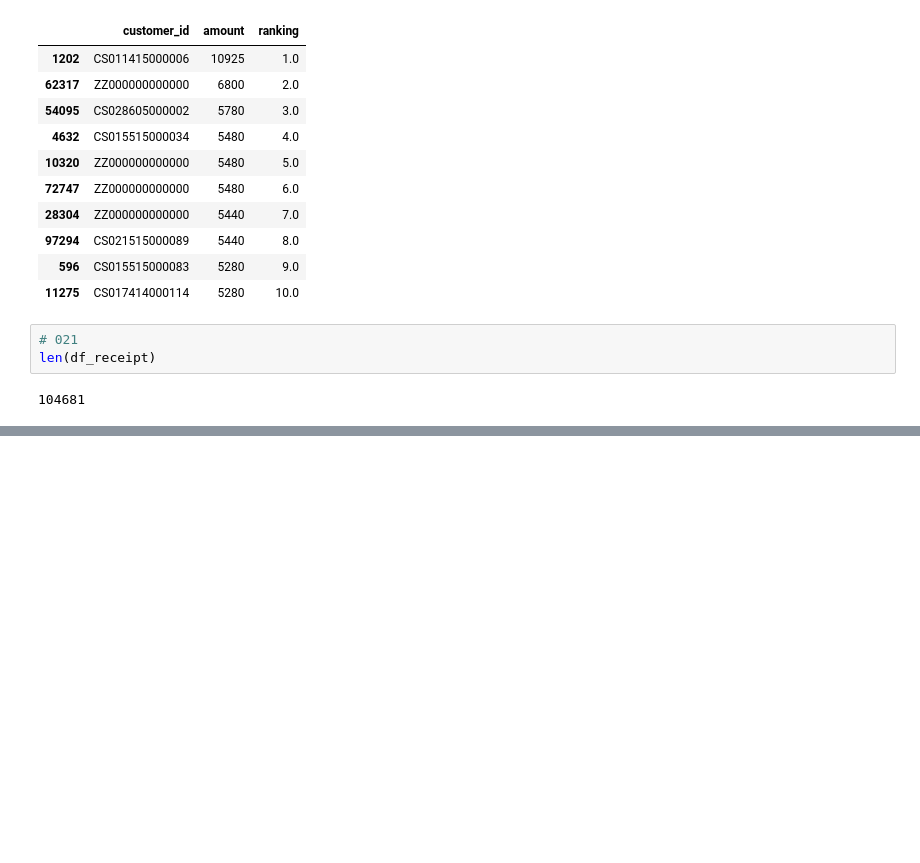
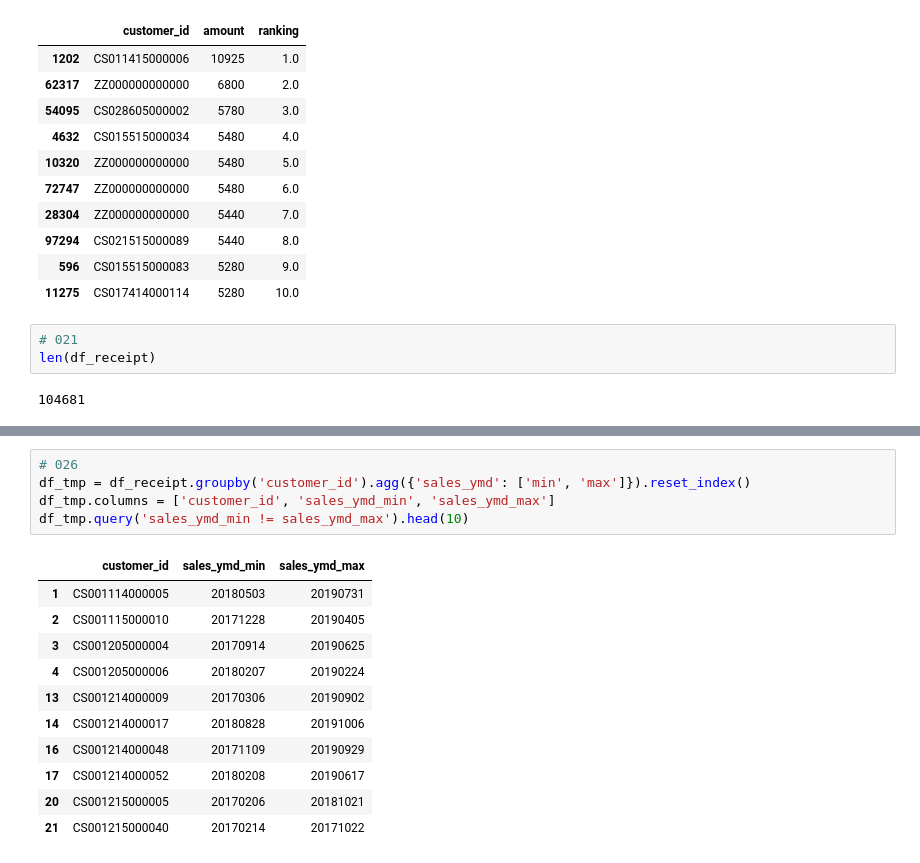
Before and after one commit to snaga/100knocks-preprocess, a Jupyter notebook: 100knocks-preprocess.ipynb, the cells around one changed output, grey strips where cells are left out. Cells and saved outputs as stored; diff of their text form; blank space fills up the shorter version.

```diff
--- a/100knocks-preprocess.ipynb
+++ b/100knocks-preprocess.ipynb
@@ -322,0 +380,17 @@ len(df_receipt)
+# %%
+# 026
+df_tmp = df_receipt.groupby('customer_id').agg({'sales_ymd': ['min', 'max']}).reset_index()
+df_tmp.columns = ['customer_id', 'sales_ymd_min', 'sales_ymd_max']
+df_tmp.query('sales_ymd_min != sales_ymd_max').head(10)
+# %% [output]
+|  | customer_id | sales_ymd_min | sales_ymd_max |
+| 1 | CS001114000005 | 20180503 | 20190731 |
+| 2 | CS001115000010 | 20171228 | 20190405 |
+| 3 | CS001205000004 | 20170914 | 20190625 |
+| 4 | CS001205000006 | 20180207 | 20190224 |
+| 13 | CS001214000009 | 20170306 | 20190902 |
+| 14 | CS001214000017 | 20180828 | 20191006 |
+| 16 | CS001214000048 | 20171109 | 20190929 |
+| 17 | CS001214000052 | 20180208 | 20190617 |
+| 20 | CS001215000005 | 20170206 | 20181021 |
+| 21 | CS001215000040 | 20170214 | 20171022 |
```
Also changed, not shown: parts of 9 cells of this notebook.
